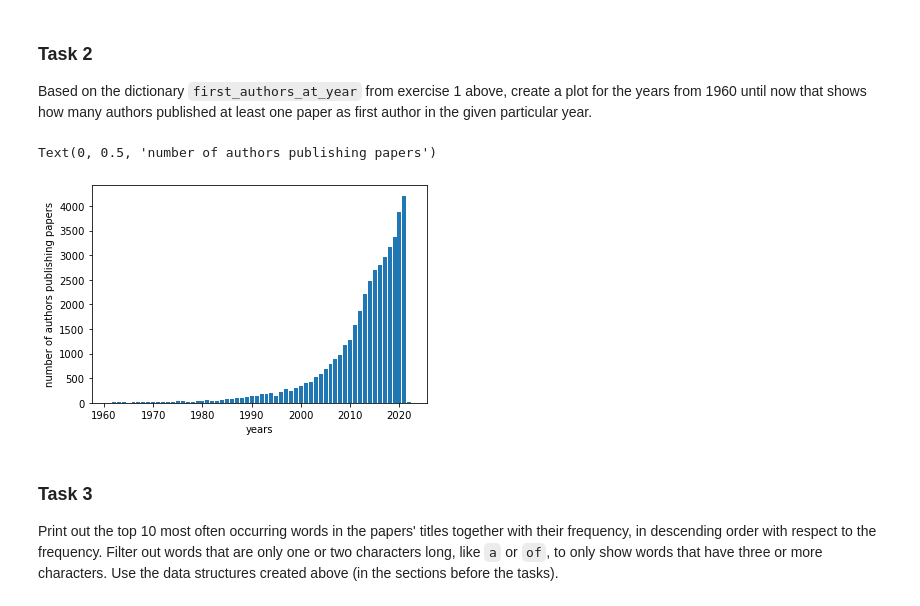
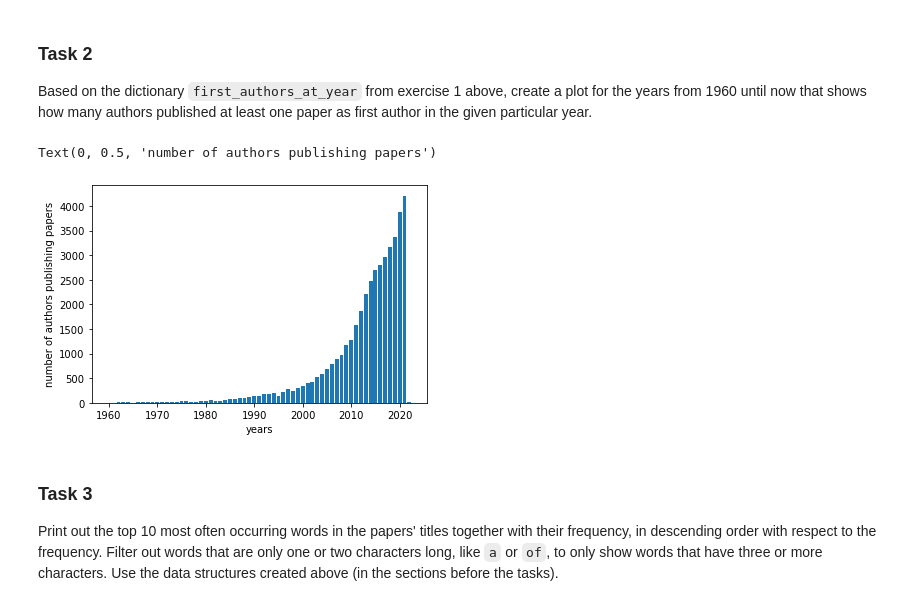
Before and after one commit to MichM072/IR2021, a Jupyter notebook: 01_inspecting.ipynb, the cells around one changed output. Drawn from its saved outputs; the diff is of its cells as text; code cells hidden in the pictures.

```diff
--- a/01_inspecting.ipynb
+++ b/01_inspecting.ipynb
@@ -182,12 +187,16 @@ Set of first authors for the year 1960
 Based on the dictionary `first_authors_at_year` from exercise 1 above, create a plot for the years from 1960 until now that shows how many authors published at least one paper as first author in the given particular year.
 # %%
 # Add your code here
-plt.bar(x = [ year for year in first_authors_at_year if year > 1960], height = [len(first_authors_at_year[year]) for year in first_authors_at_year if year > 1960])
+
+# Create plot for all years in first_author_at_year dictionary if the year is at least 1960.
+# Height is determined by the lenght of the list of authors per year.
+
+plt.bar(x = [ year for year in first_authors_at_year if year >= 1960], height = [len(first_authors_at_year[year]) for year in first_authors_at_year if year >= 1960])
 plt.xlabel('years')
 plt.ylabel('number of authors publishing papers')
 # %% [output]
 Text(0, 0.5, 'number of authors publishing papers')
-[figure, old version]
+[figure, new version]
 # %% [markdown]
 ### Task 3
 
```
Also changed, not shown: parts of 4 cells of this notebook.
